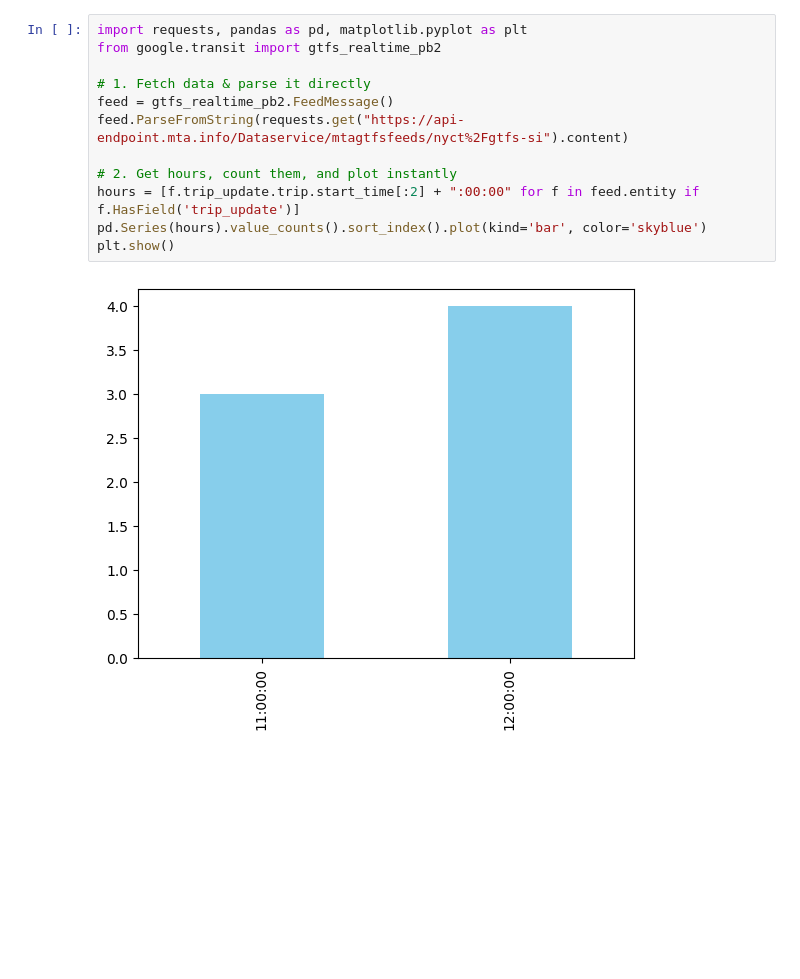
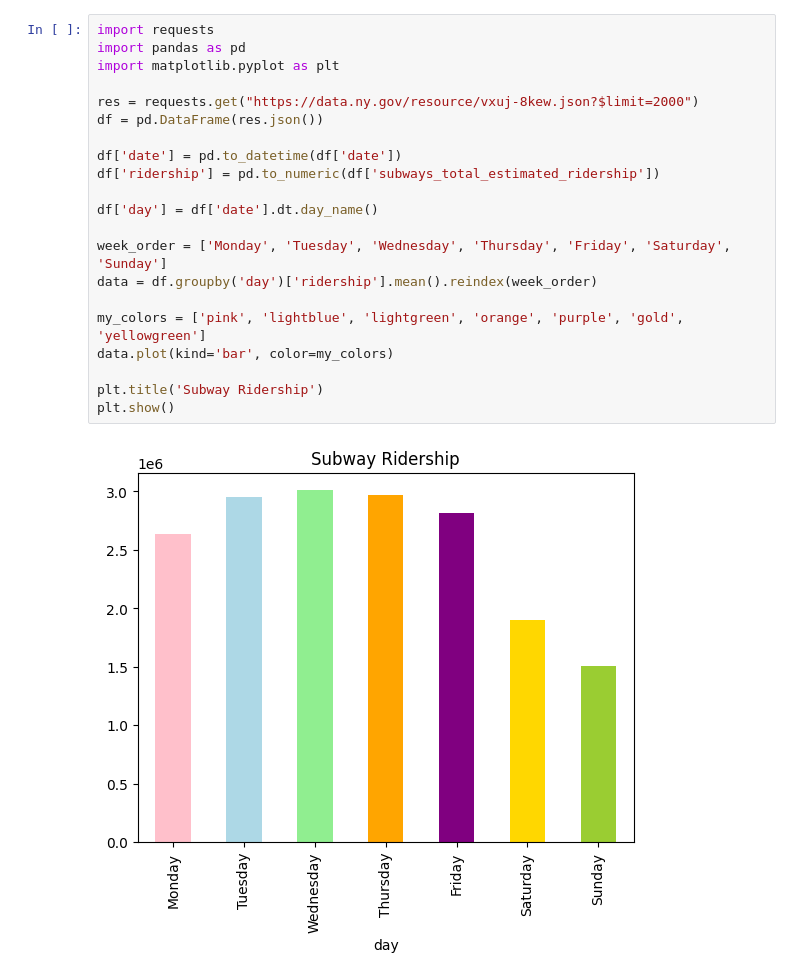
Before and after one commit to Reggie-Amedee-Tech/phase_1_project, a Jupyter notebook: notebooks/Shasha_eda.ipynb, the cells around one changed output. Saved outputs shown, nothing was run; the diff lists cells and outputs as text; blank space fills up the shorter version.

Commit message:
charts

```diff
--- a/notebooks/Shasha_eda.ipynb
+++ b/notebooks/Shasha_eda.ipynb
@@ -1,14 +1,23 @@
 # %%
-import requests, pandas as pd, matplotlib.pyplot as plt
-from google.transit import gtfs_realtime_pb2
+import requests
+import pandas as pd
+import matplotlib.pyplot as plt
 
-# 1. Fetch data & parse it directly
-feed = gtfs_realtime_pb2.FeedMessage()
-feed.ParseFromString(requests.get("https://api-endpoint.mta.info/Dataservice/mtagtfsfeeds/nyct%2Fgtfs-si").content)
+res = requests.get("https://data.ny.gov/resource/vxuj-8kew.json?$limit=2000")
+df = pd.DataFrame(res.json())
 
-# 2. Get hours, count them, and plot instantly
-hours = [f.trip_update.trip.start_time[:2] + ":00:00" for f in feed.entity if f.HasField('trip_update')]
-pd.Series(hours).value_counts().sort_index().plot(kind='bar', color='skyblue')
+df['date'] = pd.to_datetime(df['date'])
+df['ridership'] = pd.to_numeric(df['subways_total_estimated_ridership'])
+
+df['day'] = df['date'].dt.day_name()
+
+week_order = ['Monday', 'Tuesday', 'Wednesday', 'Thursday', 'Friday', 'Saturday', 'Sunday']
+data = df.groupby('day')['ridership'].mean().reindex(week_order)
+
+my_colors = ['pink', 'lightblue', 'lightgreen', 'orange', 'purple', 'gold', 'yellowgreen']
+data.plot(kind='bar', color=my_colors)
+
+plt.title('Subway Ridership')
 plt.show()
 # %% [output]
-[figure, old version]
+[figure, new version]
```
Also changed, not shown: parts of 5 cells of this notebook.
